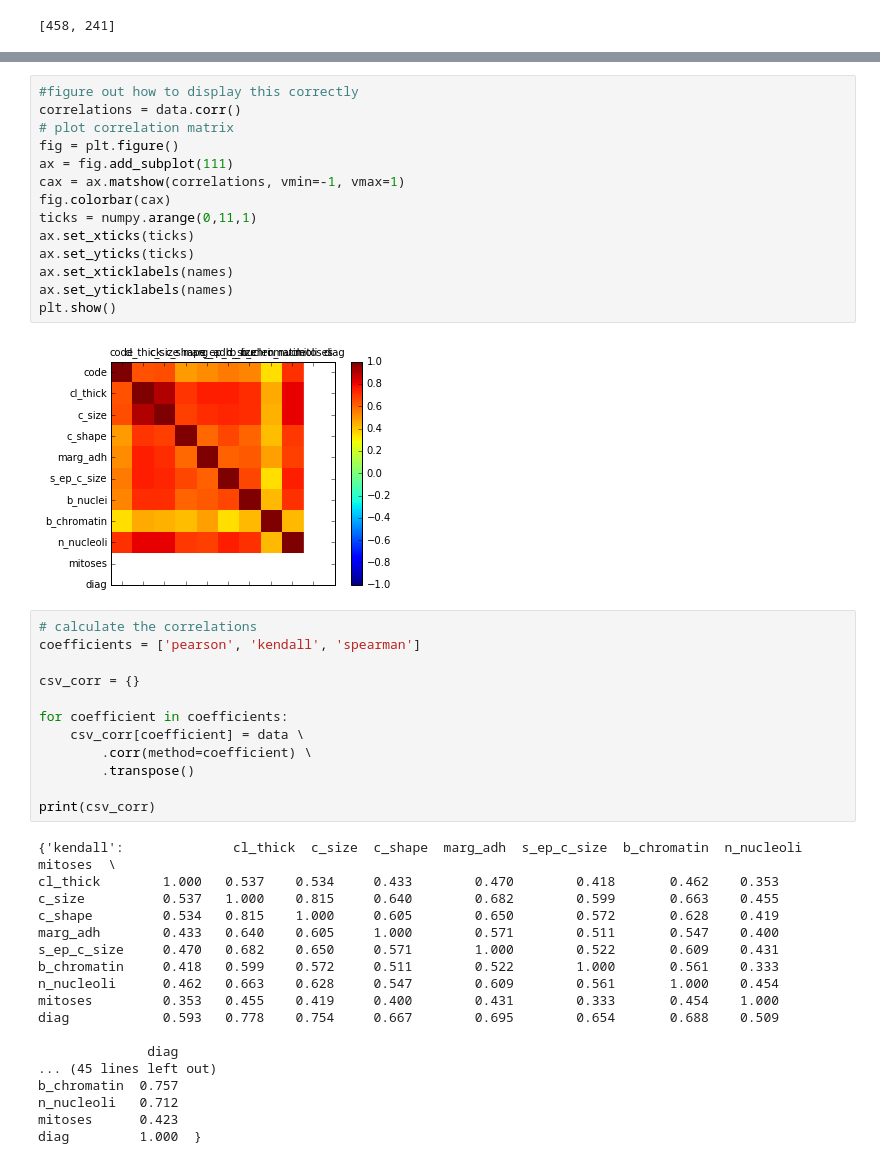
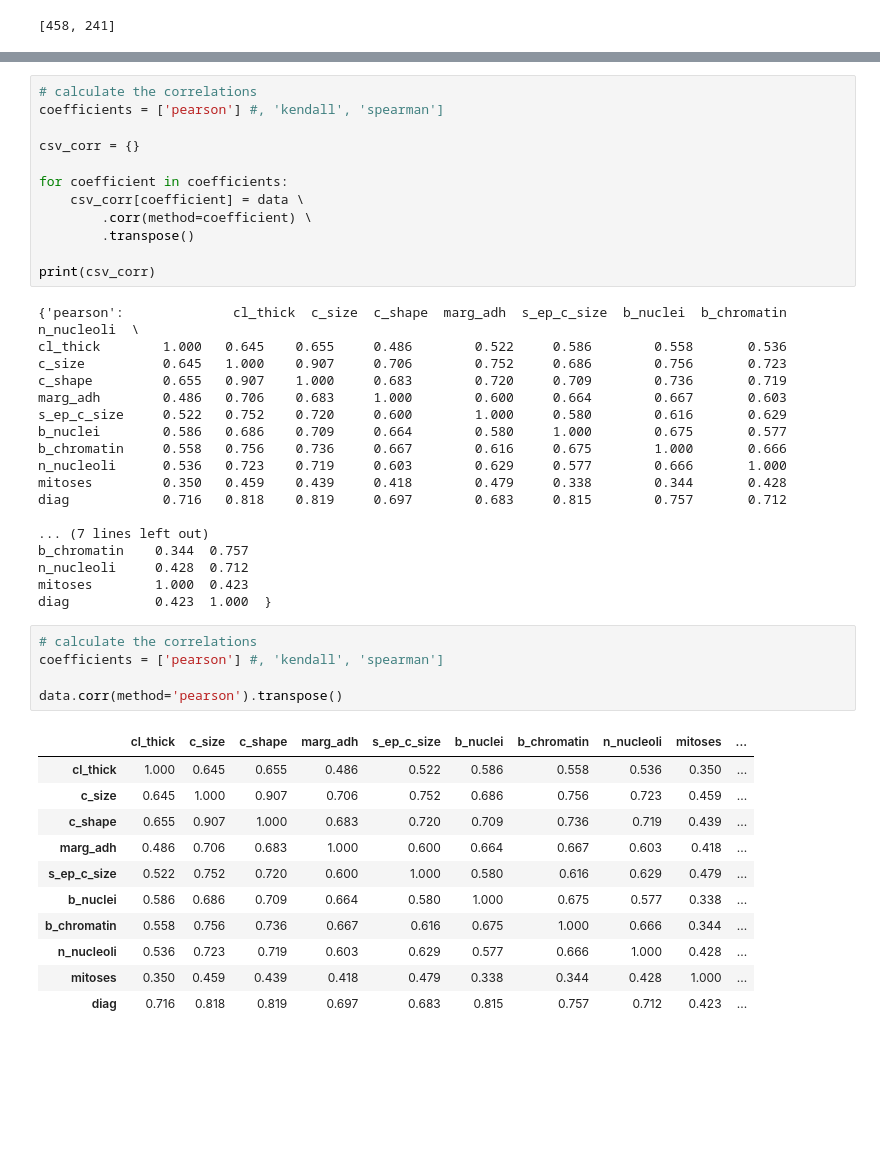
Before and after one commit to sethbunke/IntroductionToMachineLearning-LogisticRegression, a Jupyter notebook: ipython_notebooks/Introduction to Machine Learning - Logistic Regression.ipynb, the cells around one changed output, grey strips where cells are left out. Saved outputs shown, nothing was run; the diff lists cells and outputs as text; blank space fills up the shorter version.

```diff
--- a/ipython_notebooks/Introduction to Machine Learning - Logistic Regression.ipynb
+++ b/ipython_notebooks/Introduction to Machine Learning - Logistic Regression.ipynb
@@ -220,22 +199,6 @@ plt.show()
-# %%
-#figure out how to display this correctly
-correlations = data.corr()
-# plot correlation matrix
-fig = plt.figure()
-ax = fig.add_subplot(111)
-cax = ax.matshow(correlations, vmin=-1, vmax=1)
-fig.colorbar(cax)
-ticks = numpy.arange(0,11,1)
-ax.set_xticks(ticks)
-ax.set_yticks(ticks)
-ax.set_xticklabels(names)
-ax.set_yticklabels(names)
-plt.show()
-# %% [output]
-[figure, removed]
 # %%
 # calculate the correlations
-coefficients = ['pearson', 'kendall', 'spearman']
+coefficients = ['pearson'] #, 'kendall', 'spearman']
 
 csv_corr = {}
 
@@ -246,23 +209,40 @@ for coefficient in coefficients:
 
 print(csv_corr)
 # %% [output]
-{'kendall':              cl_thick  c_size  c_shape  marg_adh  s_ep_c_size  b_chromatin  n_nucleoli  mitoses  \
-cl_thick        1.000   0.537    0.534     0.433        0.470        0.418       0.462    0.353
-c_size          0.537   1.000    0.815     0.640        0.682        0.599       0.663    0.455
-c_shape         0.534   0.815    1.000     0.605        0.650        0.572       0.628    0.419
-marg_adh        0.433   0.640    0.605     1.000        0.571        0.511       0.547    0.400
-s_ep_c_size     0.470   0.682    0.650     0.571        1.000        0.522       0.609    0.431
-b_chromatin     0.418   0.599    0.572     0.511        0.522        1.000       0.561    0.333
-n_nucleoli      0.462   0.663    0.628     0.547        0.609        0.561       1.000    0.454
-mitoses         0.353   0.455    0.419     0.400        0.431        0.333       0.454    1.000
-diag            0.593   0.778    0.754     0.667        0.695        0.654       0.688    0.509
+{'pearson':              cl_thick  c_size  c_shape  marg_adh  s_ep_c_size  b_nuclei  b_chromatin  n_nucleoli  \
+cl_thick        1.000   0.645    0.655     0.486        0.522     0.586        0.558       0.536
+c_size          0.645   1.000    0.907     0.706        0.752     0.686        0.756       0.723
+c_shape         0.655   0.907    1.000     0.683        0.720     0.709        0.736       0.719
+marg_adh        0.486   0.706    0.683     1.000        0.600     0.664        0.667       0.603
+s_ep_c_size     0.522   0.752    0.720     0.600        1.000     0.580        0.616       0.629
+b_nuclei        0.586   0.686    0.709     0.664        0.580     1.000        0.675       0.577
+b_chromatin     0.558   0.756    0.736     0.667        0.616     0.675        1.000       0.666
+n_nucleoli      0.536   0.723    0.719     0.603        0.629     0.577        0.666       1.000
+mitoses         0.350   0.459    0.439     0.418        0.479     0.338        0.344       0.428
+diag            0.716   0.818    0.819     0.697        0.683     0.815        0.757       0.712
 
-              diag
-... (45 lines left out)
-b_chromatin  0.757
-n_nucleoli   0.712
-mitoses      0.423
-diag         1.000  }
+... (7 lines left out)
+b_chromatin    0.344  0.757
+n_nucleoli     0.428  0.712
+mitoses        1.000  0.423
+diag           0.423  1.000  }
+# %%
+# calculate the correlations
+coefficients = ['pearson'] #, 'kendall', 'spearman']
+
+data.corr(method='pearson').transpose()
+# %% [output]
+|  | cl_thick | c_size | c_shape | marg_adh | s_ep_c_size | b_nuclei | b_chromatin | n_nucleoli | mitoses | ... |
+| cl_thick | 1.000 | 0.645 | 0.655 | 0.486 | 0.522 | 0.586 | 0.558 | 0.536 | 0.350 | ... |
+| c_size | 0.645 | 1.000 | 0.907 | 0.706 | 0.752 | 0.686 | 0.756 | 0.723 | 0.459 | ... |
+| c_shape | 0.655 | 0.907 | 1.000 | 0.683 | 0.720 | 0.709 | 0.736 | 0.719 | 0.439 | ... |
+| marg_adh | 0.486 | 0.706 | 0.683 | 1.000 | 0.600 | 0.664 | 0.667 | 0.603 | 0.418 | ... |
+| s_ep_c_size | 0.522 | 0.752 | 0.720 | 0.600 | 1.000 | 0.580 | 0.616 | 0.629 | 0.479 | ... |
+| b_nuclei | 0.586 | 0.686 | 0.709 | 0.664 | 0.580 | 1.000 | 0.675 | 0.577 | 0.338 | ... |
+| b_chromatin | 0.558 | 0.756 | 0.736 | 0.667 | 0.616 | 0.675 | 1.000 | 0.666 | 0.344 | ... |
+| n_nucleoli | 0.536 | 0.723 | 0.719 | 0.603 | 0.629 | 0.577 | 0.666 | 1.000 | 0.428 | ... |
+| mitoses | 0.350 | 0.459 | 0.439 | 0.418 | 0.479 | 0.338 | 0.344 | 0.428 | 1.000 | ... |
+| diag | 0.716 | 0.818 | 0.819 | 0.697 | 0.683 | 0.815 | 0.757 | 0.712 | 0.423 | ... |
 # %%
 array = data.values
 X = array[:,0:8]
```
Also changed, not shown: parts of 6 cells of this notebook.
